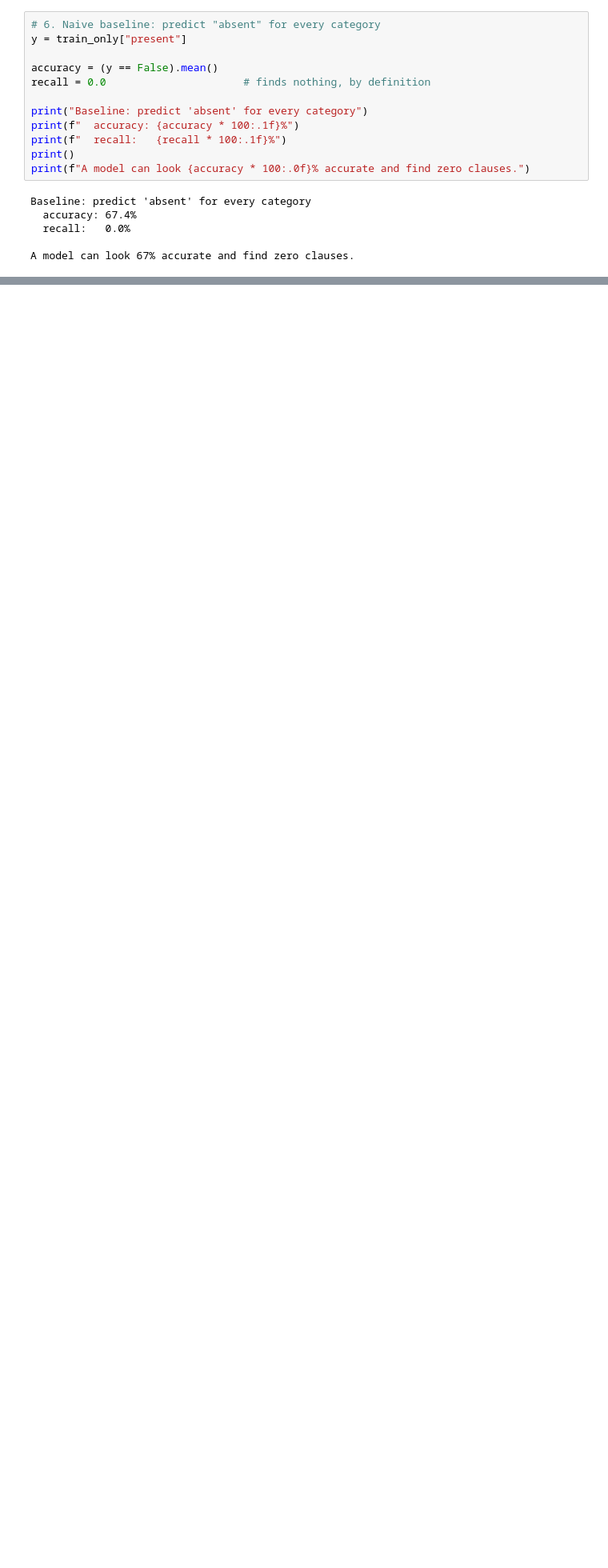
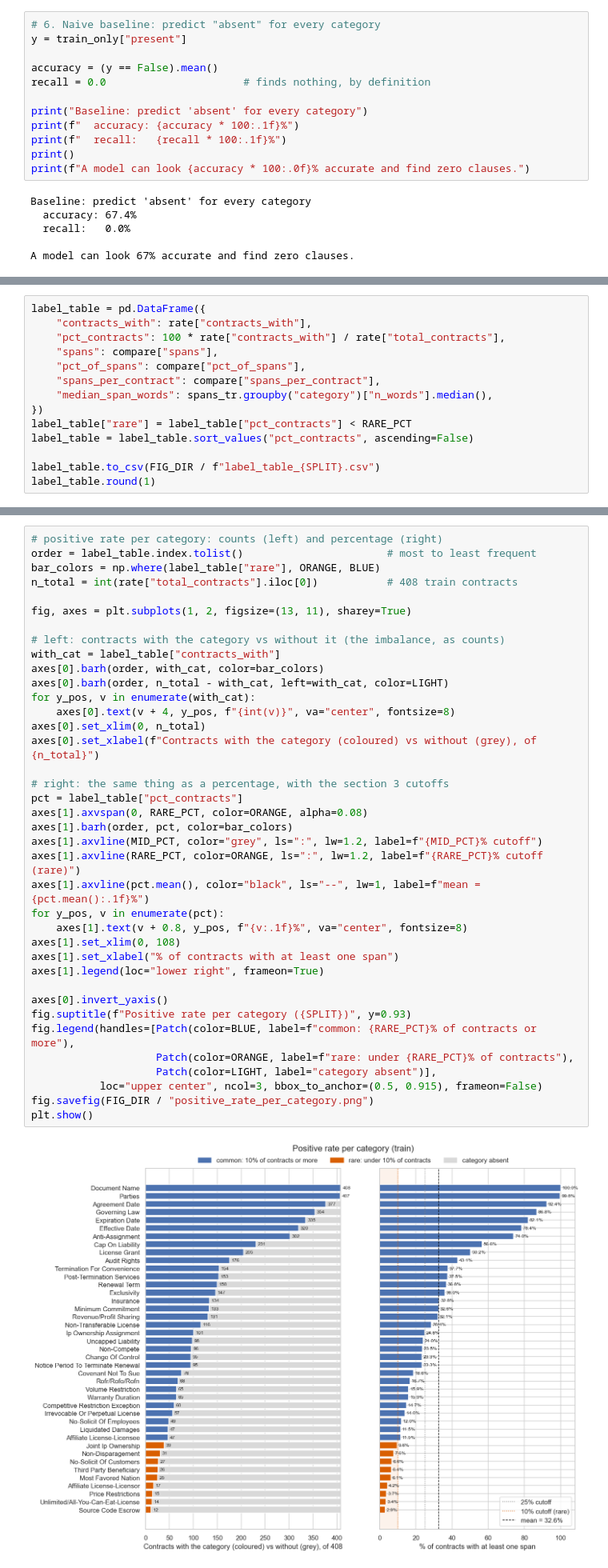
Before and after one commit to Break-Through-Tech/Accenture-1Q-contract-review-challenge, a Jupyter notebook: notebooks/EDA_class_imbalance.ipynb, the cells around one changed output, grey strips where cells are left out. Shown at 80% size. Drawn from its saved outputs; the diff is of its cells as text; blank space fills up the shorter version.

Commit message:
eda visualizations completed

```diff
--- a/notebooks/EDA_class_imbalance.ipynb
+++ b/notebooks/EDA_class_imbalance.ipynb
@@ -263,0 +341,14 @@ is October work.
+# %%
+label_table = pd.DataFrame({
+    "contracts_with": rate["contracts_with"],
+    "pct_contracts": 100 * rate["contracts_with"] / rate["total_contracts"],
+    "spans": compare["spans"],
+    "pct_of_spans": compare["pct_of_spans"],
+    "spans_per_contract": compare["spans_per_contract"],
+    "median_span_words": spans_tr.groupby("category")["n_words"].median(),
+})
+label_table["rare"] = label_table["pct_contracts"] < RARE_PCT
+label_table = label_table.sort_values("pct_contracts", ascending=False)
+
+label_table.to_csv(FIG_DIR / f"label_table_{SPLIT}.csv")
+label_table.round(1)
@@ -263,0 +374,40 @@ is October work.
+# %%
+# positive rate per category: counts (left) and percentage (right)
+order = label_table.index.tolist()                       # most to least frequent
+bar_colors = np.where(label_table["rare"], ORANGE, BLUE)
+n_total = int(rate["total_contracts"].iloc[0])           # 408 train contracts
+
+fig, axes = plt.subplots(1, 2, figsize=(13, 11), sharey=True)
+
+# left: contracts with the category vs without it (the imbalance, as counts)
+with_cat = label_table["contracts_with"]
+axes[0].barh(order, with_cat, color=bar_colors)
+axes[0].barh(order, n_total - with_cat, left=with_cat, color=LIGHT)
+for y_pos, v in enumerate(with_cat):
+    axes[0].text(v + 4, y_pos, f"{int(v)}", va="center", fontsize=8)
+axes[0].set_xlim(0, n_total)
+axes[0].set_xlabel(f"Contracts with the category (coloured) vs without (grey), of {n_total}")
+
+# right: the same thing as a percentage, with the section 3 cutoffs
+pct = label_table["pct_contracts"]
+axes[1].axvspan(0, RARE_PCT, color=ORANGE, alpha=0.08)
+axes[1].barh(order, pct, color=bar_colors)
+axes[1].axvline(MID_PCT, color="grey", ls=":", lw=1.2, label=f"{MID_PCT}% cutoff")
+axes[1].axvline(RARE_PCT, color=ORANGE, ls=":", lw=1.2, label=f"{RARE_PCT}% cutoff (rare)")
+axes[1].axvline(pct.mean(), color="black", ls="--", lw=1, label=f"mean = {pct.mean():.1f}%")
+for y_pos, v in enumerate(pct):
+    axes[1].text(v + 0.8, y_pos, f"{v:.1f}%", va="center", fontsize=8)
+axes[1].set_xlim(0, 108)
+axes[1].set_xlabel("% of contracts with at least one span")
+axes[1].legend(loc="lower right", frameon=True)
+
+axes[0].invert_yaxis()
+fig.suptitle(f"Positive rate per category ({SPLIT})", y=0.93)
+fig.legend(handles=[Patch(color=BLUE, label=f"common: {RARE_PCT}% of contracts or more"),
+                    Patch(color=ORANGE, label=f"rare: under {RARE_PCT}% of contracts"),
+                    Patch(color=LIGHT, label="category absent")],
+           loc="upper center", ncol=3, bbox_to_anchor=(0.5, 0.915), frameon=False)
+fig.savefig(FIG_DIR / "positive_rate_per_category.png")
+plt.show()
+# %% [output]
+[figure, added]
```
Also changed, not shown: parts of 11 cells of this notebook, 5 other files.
